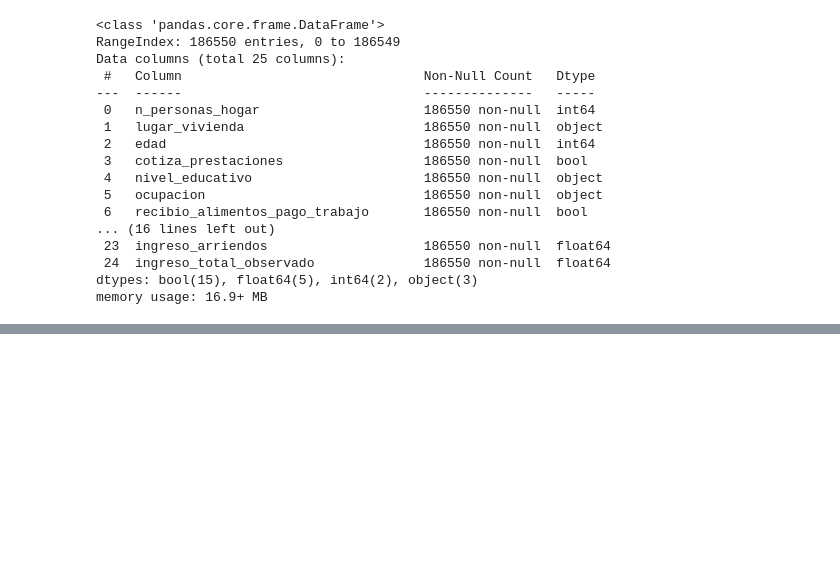
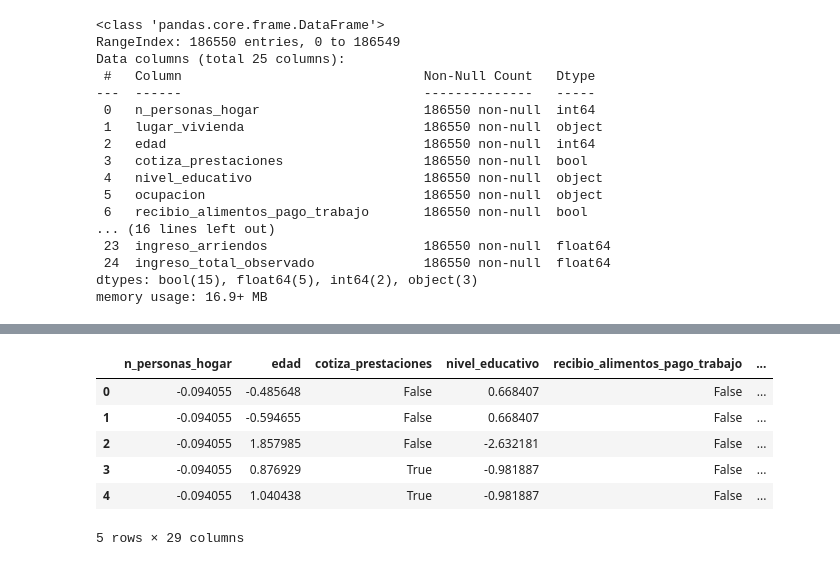
Before and after one commit to camilaleniss/miad-g8-project, a Jupyter notebook: notebooks/Modelos.ipynb, the cells around one changed output, grey strips where cells are left out. Cells and saved outputs as stored; diff of their text form; code cells hidden in the pictures; blank space fills up the shorter version.

```diff
--- a/notebooks/Modelos.ipynb
+++ b/notebooks/Modelos.ipynb
@@ -57,0 +105,18 @@ df_scaled = scaler.fit_transform(df_numerical)
+# %%
+from sklearn.preprocessing import StandardScaler
+
+scaler = StandardScaler()
+numeric_cols = ['n_personas_hogar', 'edad', 'horas_semana_trabajo',
+                'ingreso_dividendos', 'ingreso_ayudas_hogares', 'nivel_educativo']
+
+df[numeric_cols] = scaler.fit_transform(df[numeric_cols])
+# %%
+df.head()
+# %% [output]
+|  | n_personas_hogar | edad | cotiza_prestaciones | nivel_educativo | recibio_alimentos_pago_trabajo | ... |
+| 0 | -0.094055 | -0.485648 | False | 0.668407 | False | ... |
+| 1 | -0.094055 | -0.594655 | False | 0.668407 | False | ... |
+| 2 | -0.094055 | 1.857985 | False | -2.632181 | False | ... |
+| 3 | -0.094055 | 0.876929 | True | -0.981887 | False | ... |
+| 4 | -0.094055 | 1.040438 | True | -0.981887 | False | ... |
+5 rows × 29 columns
```
Also changed, not shown: parts of 10 cells of this notebook.
